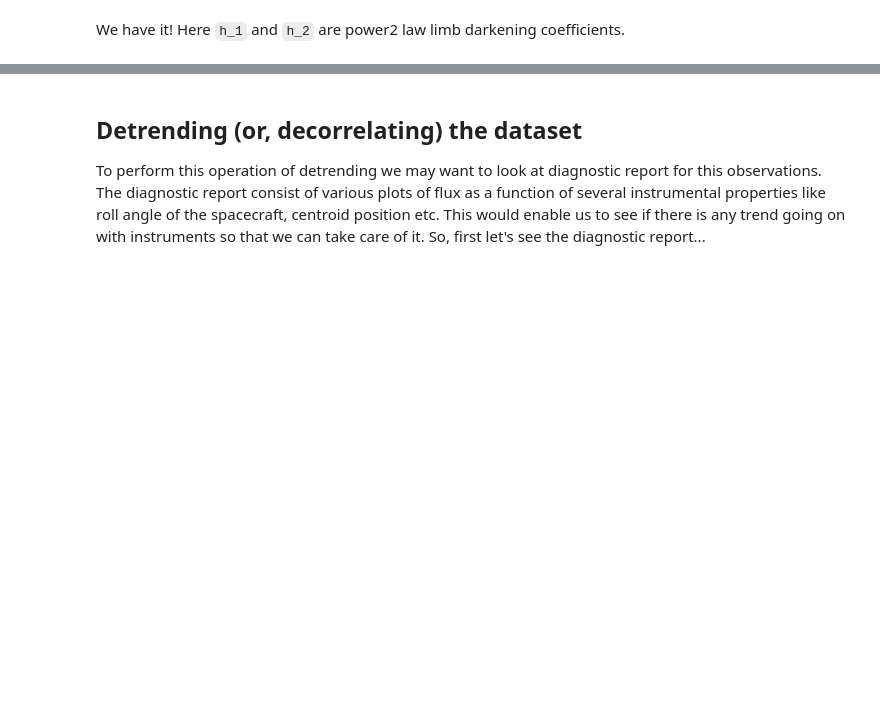
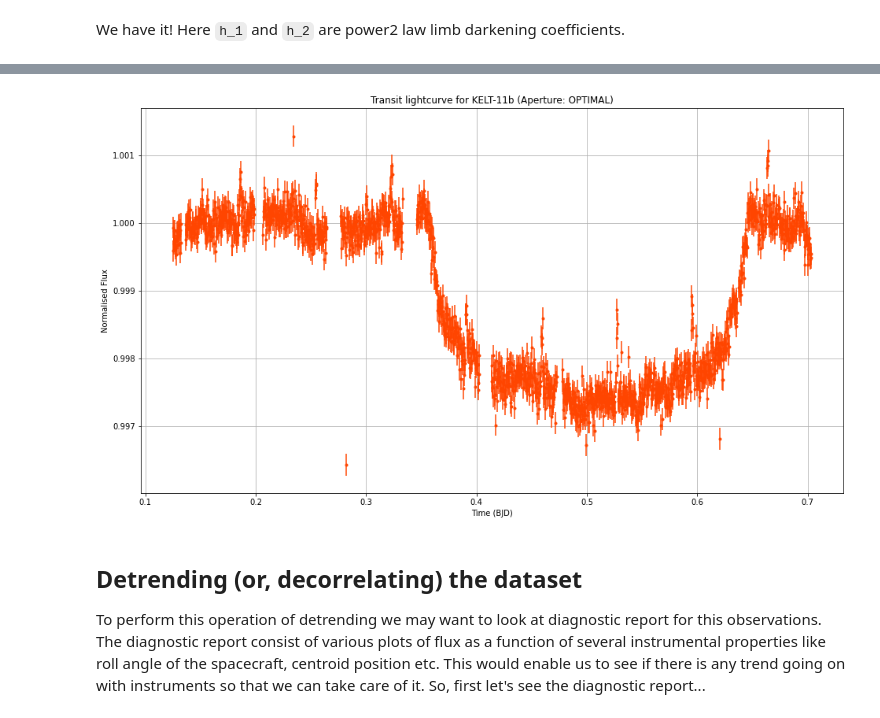
Before and after one commit to Jayshil/pycheops-tutorials, a Jupyter notebook: p2_kelt11.ipynb, the cells around one changed output, grey strips where cells are left out. Cells and saved outputs as stored; diff of their text form; code cells hidden in the pictures; blank space fills up the shorter version.

Commit message:
Flattened and about to start decorrelations

```diff
--- a/p2_kelt11.ipynb
+++ b/p2_kelt11.ipynb
@@ -99,3 +101,35 @@ We have it! Here `h_1` and `h_2` are power2 law limb darkening coefficients.
+# %%
+# This code is taken from the pycheops example notebook
+P = Kelt11b.P.n
+BJD_0 = Kelt11b.T0.n
+cycle = round((dd.bjd_ref-BJD_0)/P)
+T_0 = BJD_0 - dd.bjd_ref + cycle*P
+
+D = Kelt11b.depth.n/1e6  # Depth stored in ppm
+W = Kelt11b.width.n/P    # Width stored in days
+
+if Kelt11b.f_c and Kelt11b.f_s:
+    f_c = Kelt11b.f_c
+    f_s = Kelt11b.f_s
+else:
+    # From Pepper et al., 2017
+    ecosw = ufloat(-0.004,0.05099)
+    esinw = ufloat(0.031,0.055)
+    ecc = usqrt(ecosw**2+esinw**2)
+    f_s = esinw/usqrt(ecc)  # f_s = sqrt(e)sin(omega) = e.sin(omega)/sqrt(e)
+    f_c = ecosw/usqrt(ecc)  # f_c = sqrt(e)cos(omega) = e.cos(omega)/sqrt(e)
+
+
+tim, fl, fle = dd.flatten(T_0, P*W)
+# Plotting the data
+plt.figure(figsize=(16,9))
+plt.errorbar(tim, fl, yerr=fle, fmt='.', c='orangered')
+plt.xlabel('Time (BJD)')
+plt.ylabel('Normalised Flux')
+plt.title('Transit lightcurve for KELT-11b (Aperture: OPTIMAL)')
+plt.grid()
+# %% [output]
+[figure, added]
 # %% [markdown]
 ## Detrending (or, decorrelating) the dataset
 
```
Also changed, not shown: parts of 7 cells of this notebook.
